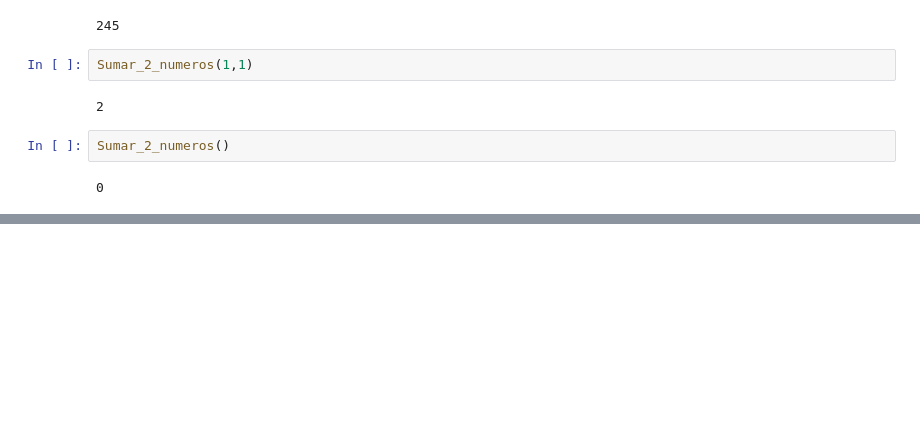
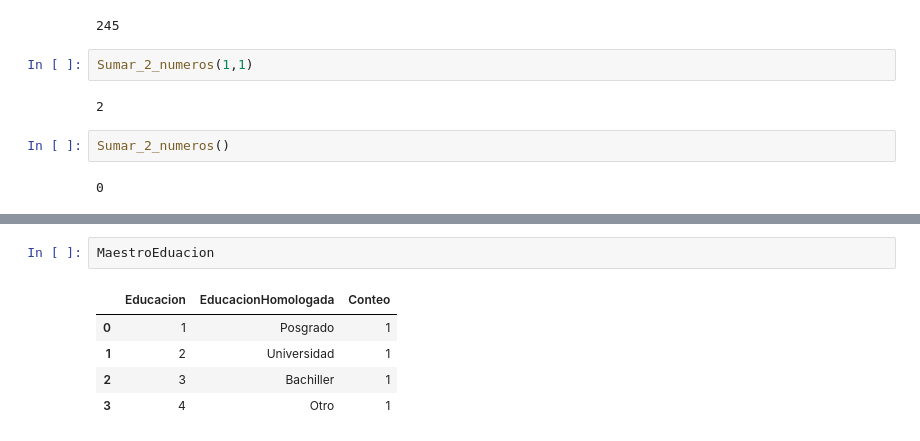
Before and after one commit to Oscar19922017/IntroduccionPython202301, a Jupyter notebook: 4_DepuracionBasesDatos.ipynb, the cells around one changed output, grey strips where cells are left out. Drawn from its saved outputs; the diff is of its cells as text; blank space fills up the shorter version.

```diff
--- a/4_DepuracionBasesDatos.ipynb
+++ b/4_DepuracionBasesDatos.ipynb
@@ -295,0 +473,8 @@ Sumar_2_numeros()
+# %%
+MaestroEduacion
+# %% [output]
+|  | Educacion | EducacionHomologada | Conteo |
+| 0 | 1 | Posgrado | 1 |
+| 1 | 2 | Universidad | 1 |
+| 2 | 3 | Bachiller | 1 |
+| 3 | 4 | Otro | 1 |
```
Also changed, not shown: parts of 61 cells of this notebook.
